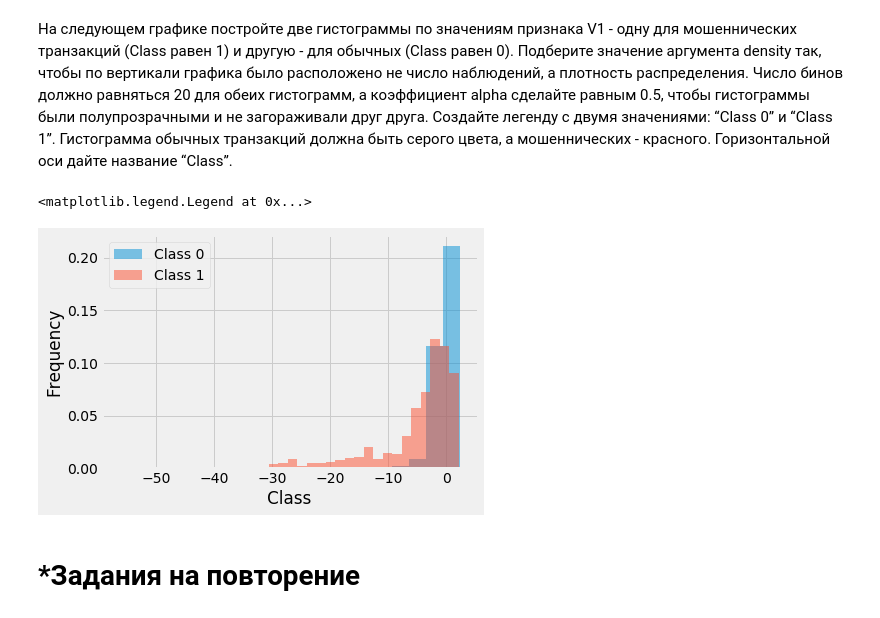
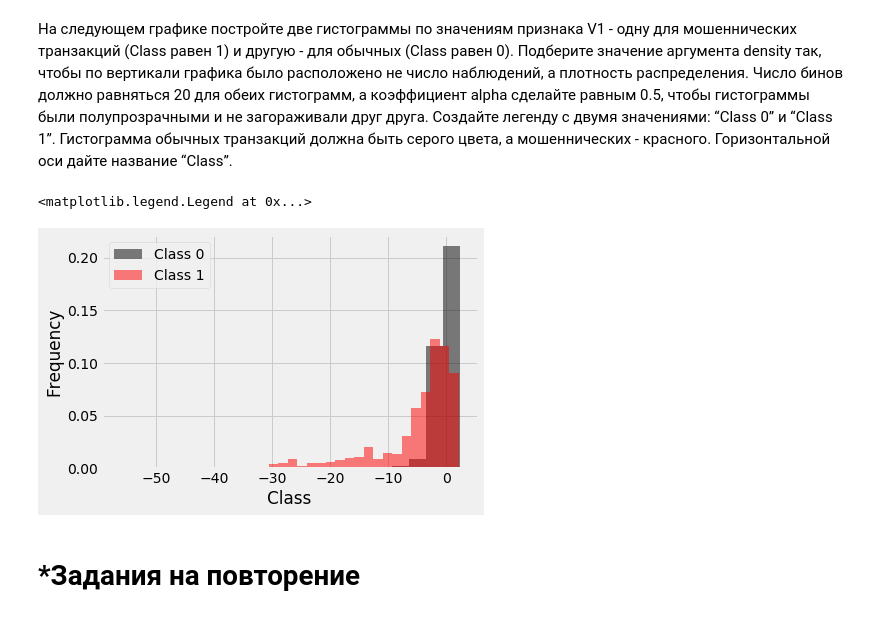
Before and after one commit to 6567967/GB_PDS, a Jupyter notebook: less6.ipynb, the cells around one changed output. Cells and saved outputs as stored; diff of their text form; code cells hidden in the pictures.

```diff
--- a/less6.ipynb
+++ b/less6.ipynb
@@ -156,13 +156,15 @@ cc_class.plot(kind='bar', logy=True)
 # %% [markdown]
 На следующем графике постройте две гистограммы по значениям признака V1 - одну для мошеннических транзакций (Class равен 1) и другую - для обычных (Class равен 0). Подберите значение аргумента density так, чтобы по вертикали графика было расположено не число наблюдений, а плотность распределения. Число бинов должно равняться 20 для обеих гистограмм, а коэффициент alpha сделайте равным 0.5, чтобы гистограммы были полупрозрачными и не загораживали друг друга. Создайте легенду с двумя значениями: “Class 0” и “Class 1”. Гистограмма обычных транзакций должна быть серого цвета, а мошеннических - красного. Горизонтальной оси дайте название “Class”.
 # %%
-creditcard.groupby('Class')['V1'].plot(kind='hist', bins=20, alpha=0.5, density=1)
+from cycler import cycler
+import matplotlib as mpl
+mpl.rcParams['axes.prop_cycle'] = cycler(color='kr')
+creditcard.groupby('Class')['V1'].plot(kind='hist', bins=20, alpha=0.5, density=True)
 plt.xlabel('Class')
 plt.legend(labels=['Class 0', 'Class 1'])
-#???????????????????????????
 # %% [output]
 <matplotlib.legend.Legend at 0x...>
-[figure, old version]
+[figure, new version]
 # %% [markdown]
 # *Задания на повторение
 # %% [markdown]
```
Also changed, not shown: parts of 18 cells of this notebook.
